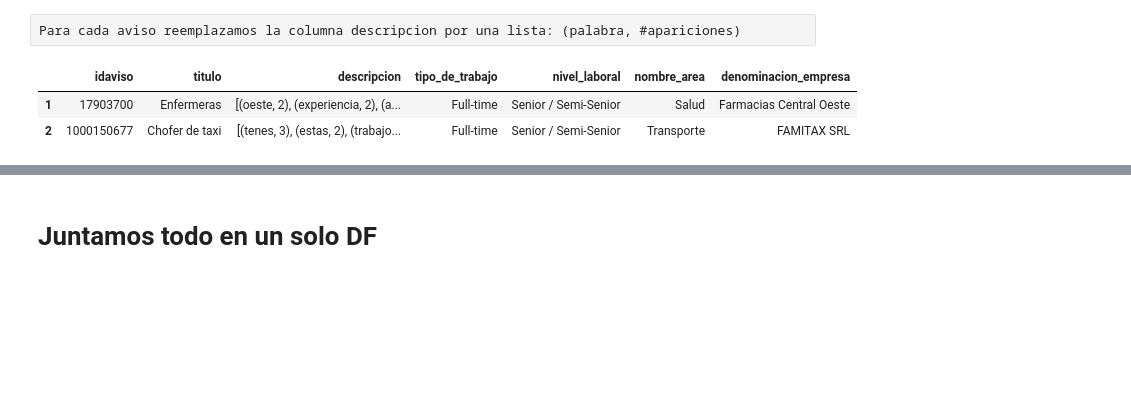
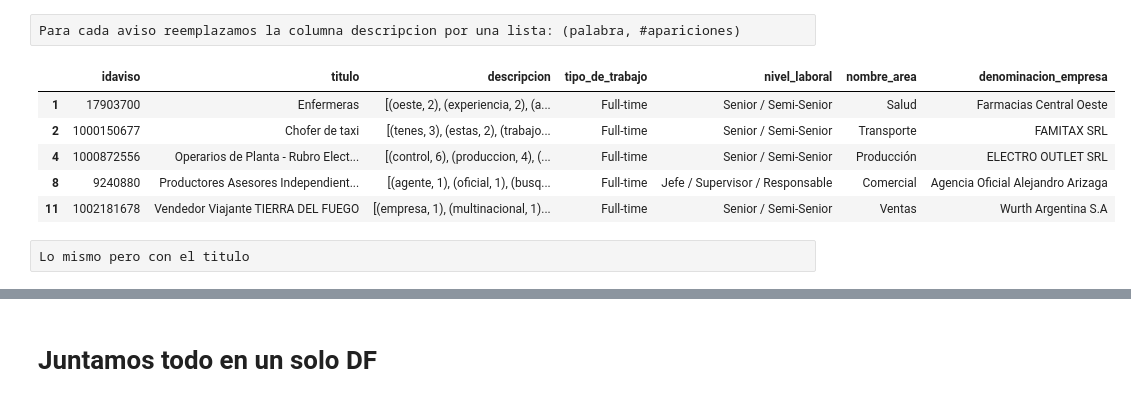
Before and after one commit to tbotalla/Datos1Q2018, a Jupyter notebook: parte2/Preprocessing.ipynb, the cells around one changed output, grey strips where cells are left out. Cells and saved outputs as stored; diff of their text form; code cells hidden in the pictures; blank space fills up the shorter version.

```diff
--- a/parte2/Preprocessing.ipynb
+++ b/parte2/Preprocessing.ipynb
@@ -271,8 +271,13 @@ def process_words(row, columna):
 
 avisos_detalle_train = avisos_detalle_train.apply(lambda row: process_words(row, 'descripcion'), axis=1)
 # %%
-avisos_detalle_train.head(2)
+avisos_detalle_train.head(5)
 # %% [output]
 |  | idaviso | titulo | descripcion | tipo_de_trabajo | nivel_laboral | nombre_area | denominacion_empresa |
 | 1 | 17903700 | Enfermeras | [(oeste, 2), (experiencia, 2), (a... | Full-time | Senior / Semi-Senior | Salud | Farmacias Central Oeste |
 | 2 | 1000150677 | Chofer de taxi | [(tenes, 3), (estas, 2), (trabajo... | Full-time | Senior / Semi-Senior | Transporte | FAMITAX SRL |
+| 4 | 1000872556 | Operarios de Planta - Rubro Elect... | [(control, 6), (produccion, 4), (... | Full-time | Senior / Semi-Senior | Producción | ELECTRO OUTLET SRL |
+| 8 | 9240880 | Productores Asesores Independient... | [(agente, 1), (oficial, 1), (busq... | Full-time | Jefe / Supervisor / Responsable | Comercial | Agencia Oficial Alejandro Arizaga |
+| 11 | 1002181678 | Vendedor Viajante TIERRA DEL FUEGO | [(empresa, 1), (multinacional, 1)... | Full-time | Senior / Semi-Senior | Ventas | Wurth Argentina S.A |
+# %% [raw]
+Lo mismo pero con el titulo
```
Also changed, not shown: parts of 28 cells of this notebook.
